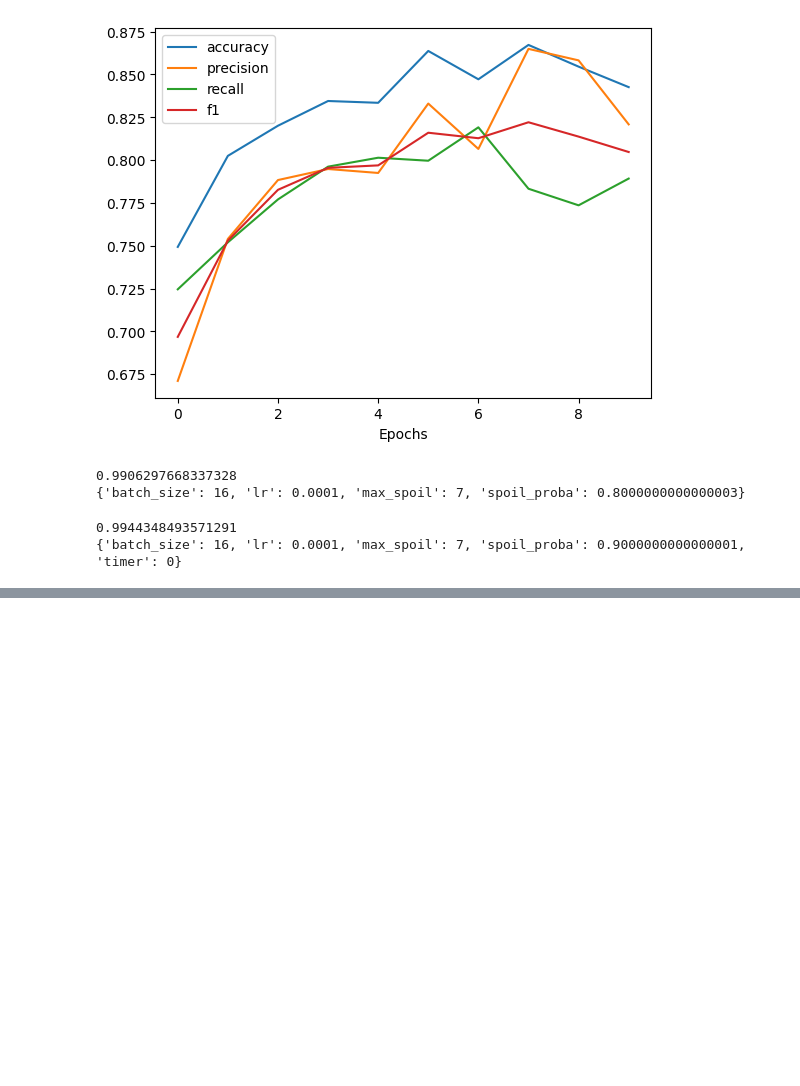
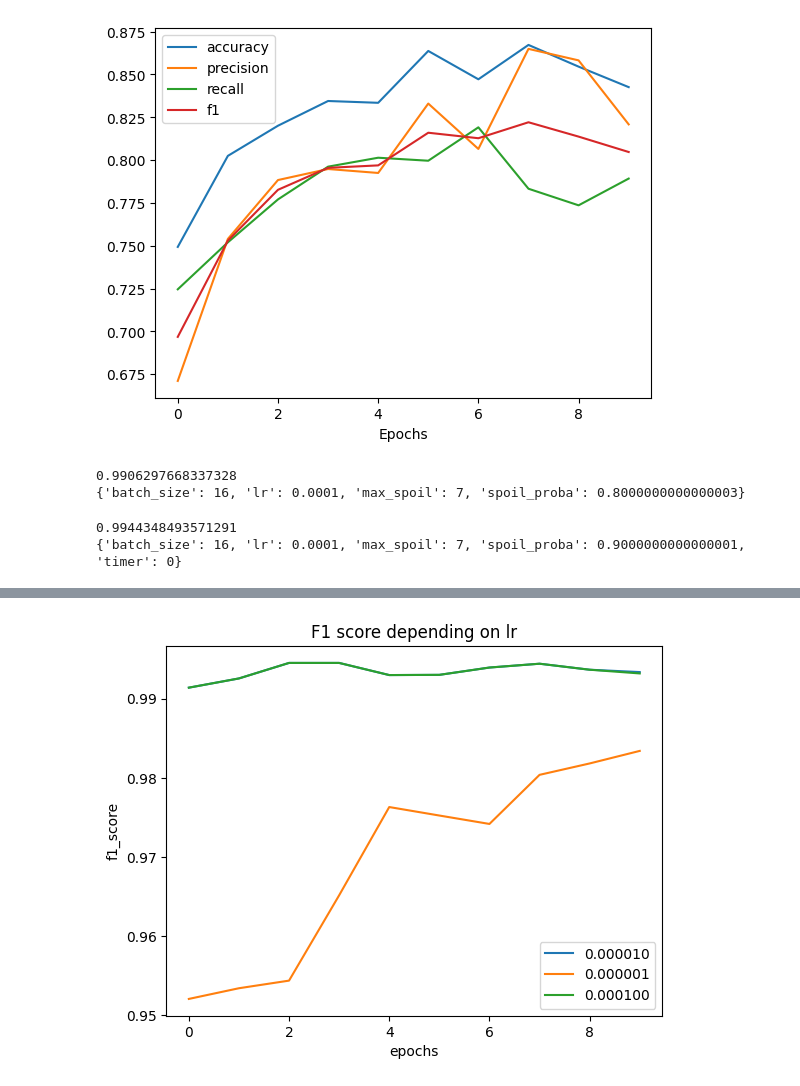
Before and after one commit to smartydan/project_copy, a Jupyter notebook: bert_analyze.ipynb, the cells around one changed output, grey strips where cells are left out. Saved outputs shown, nothing was run; the diff lists cells and outputs as text; code cells hidden in the pictures; blank space fills up the shorter version.

```diff
--- a/bert_analyze.ipynb
+++ b/bert_analyze.ipynb
@@ -108,0 +131,5 @@ analyze(res_cl);
+# %%
+lr = get_data("lr")
+plt_data(lr, "lr")
+# %% [output]
+[figure, added]
```
Also changed, not shown: parts of 7 cells of this notebook.
